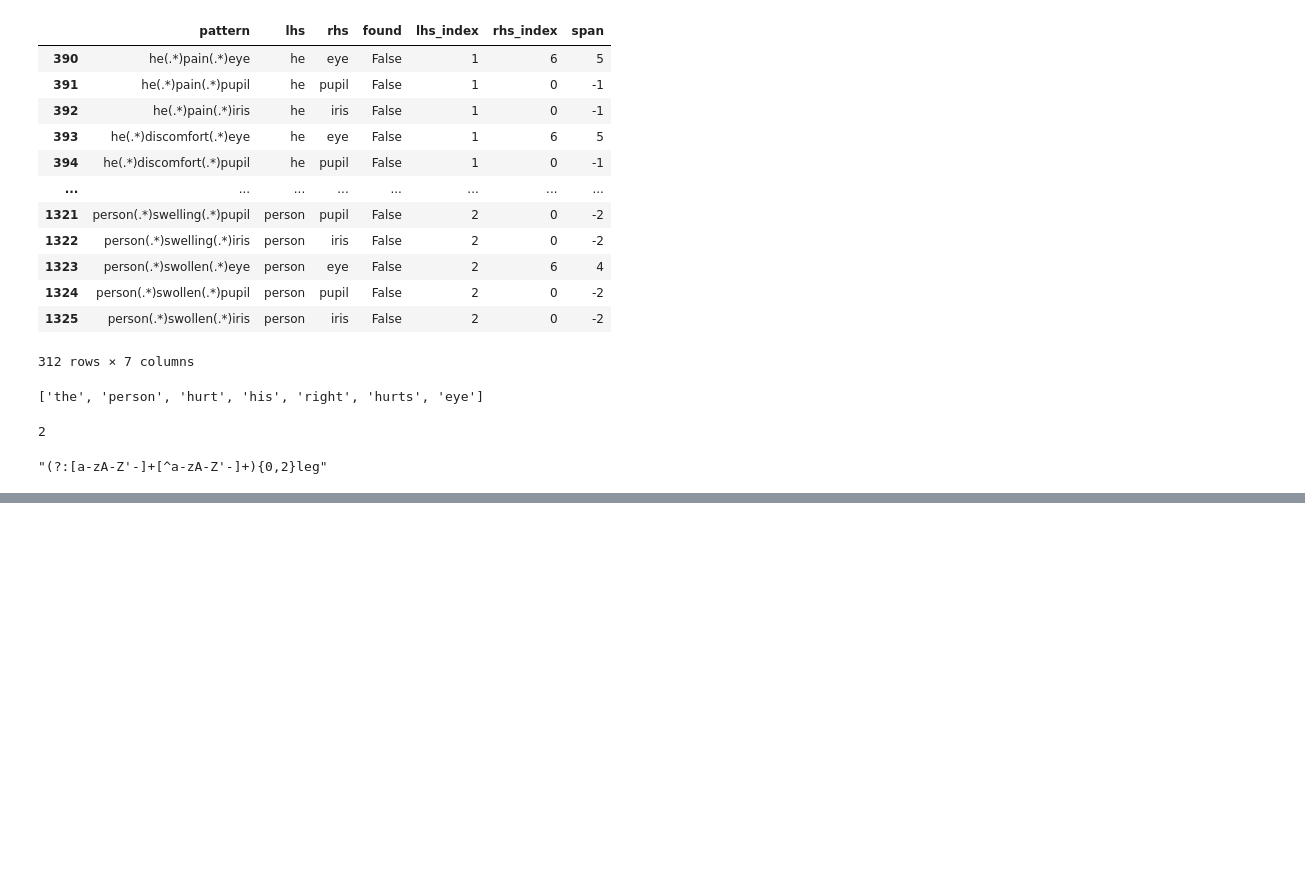
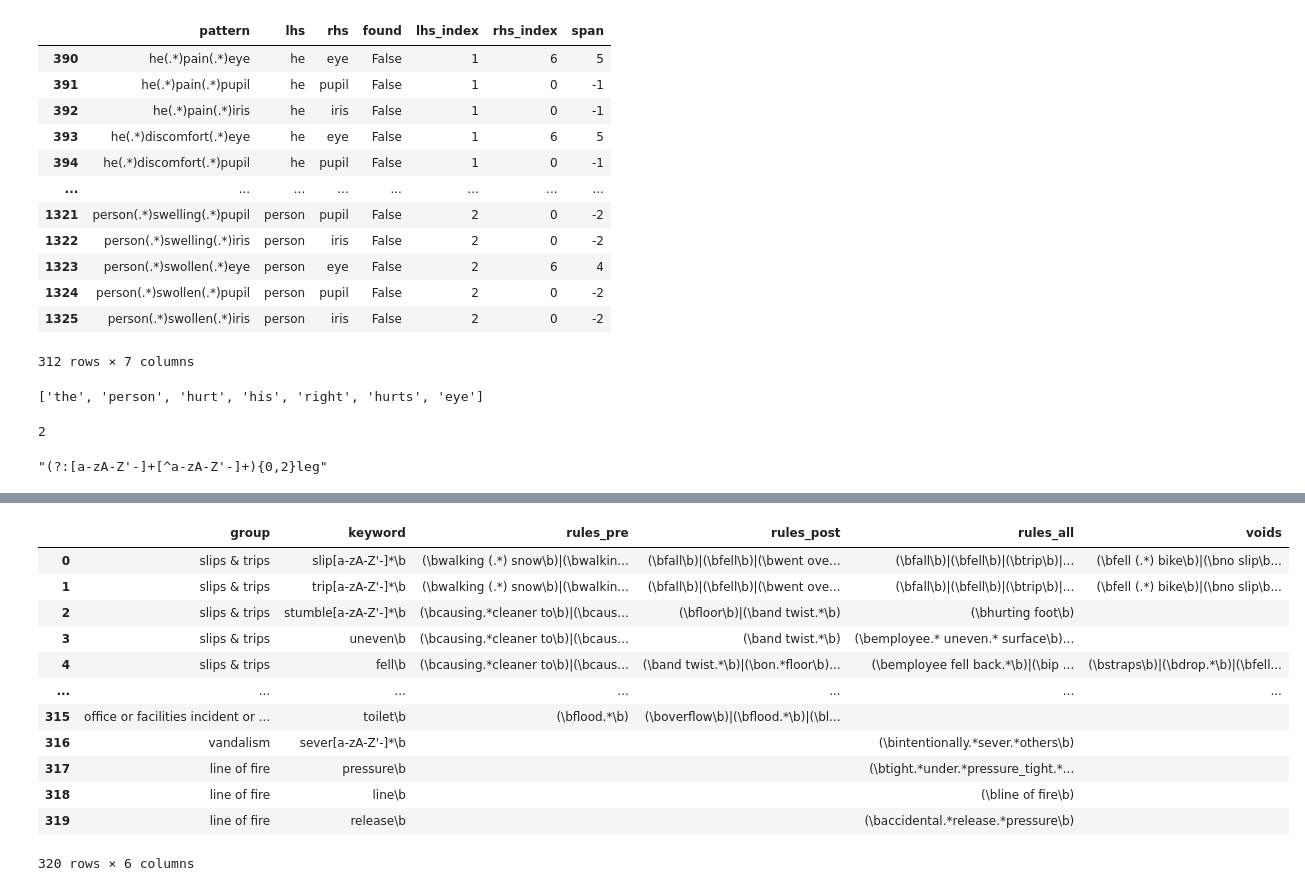
Before and after one commit to 3minuterecord/safety_report_topic_classification, a Jupyter notebook: rough_work.ipynb, the cells around one changed output, grey strips where cells are left out. Cells and saved outputs as stored; diff of their text form; code cells hidden in the pictures; blank space fills up the shorter version.

Commit message:
Add 1st pass code for kwic rule book method

```diff
--- a/rough_work.ipynb
+++ b/rough_work.ipynb
@@ -417,0 +418,10 @@ re.findall(post_context, doc)
+# %%
+rules = pd.read_csv('data/rule_book.csv')
+rules["keyword"] = [x.replace("*", "[a-zA-Z'-]*") + r"\b" for x in rules["keyword"]]
+rules["rules_pre"] = [rbfuncts.translate_to_regex(x) for x in rules["rules_pre"]]
+rules["rules_post"] = [rbfuncts.translate_to_regex(x) for x in rules["rules_post"]]
+rules["rules_all"] = [rbfuncts.translate_to_regex(x) for x in rules["rules_all"]]
+rules["voids"] = [rbfuncts.translate_to_regex(x) for x in rules["voids"]]
+categories = list(set(rules["group"]))
+cat_dict = {cat: i for i, cat in enumerate(categories)}
+category_indicators = [False] * len(categories)
@@ -417,0 +547,16 @@ re.findall(post_context, doc)
+# %%
+rules
+# %% [output]
+|  | group | keyword | rules_pre | rules_post | rules_all | voids |
+| 0 | slips & trips | slip[a-zA-Z'-]*\b | (\bwalking (.*) snow\b)|(\bwalkin... | (\bfall\b)|(\bfell\b)|(\bwent ove... | (\bfall\b)|(\bfell\b)|(\btrip\b)|... | (\bfell (.*) bike\b)|(\bno slip\b... |
+| 1 | slips & trips | trip[a-zA-Z'-]*\b | (\bwalking (.*) snow\b)|(\bwalkin... | (\bfall\b)|(\bfell\b)|(\bwent ove... | (\bfall\b)|(\bfell\b)|(\btrip\b)|... | (\bfell (.*) bike\b)|(\bno slip\b... |
+| 2 | slips & trips | stumble[a-zA-Z'-]*\b | (\bcausing.*cleaner to\b)|(\bcaus... | (\bfloor\b)|(\band twist.*\b) | (\bhurting foot\b) |  |
+| 3 | slips & trips | uneven\b | (\bcausing.*cleaner to\b)|(\bcaus... | (\band twist.*\b) | (\bemployee.* uneven.* surface\b)... |  |
+| 4 | slips & trips | fell\b | (\bcausing.*cleaner to\b)|(\bcaus... | (\band twist.*\b)|(\bon.*floor\b)... | (\bemployee fell back.*\b)|(\bip ... | (\bstraps\b)|(\bdrop.*\b)|(\bfell... |
+| ... | ... | ... | ... | ... | ... | ... |
+| 315 | office or facilities incident or ... | toilet\b | (\bflood.*\b) | (\boverflow\b)|(\bflood.*\b)|(\bl... |  |  |
+| 316 | vandalism | sever[a-zA-Z'-]*\b |  |  | (\bintentionally.*sever.*others\b) |  |
+| 317 | line of fire | pressure\b |  |  | (\btight.*under.*pressure_tight.*... |  |
+| 318 | line of fire | line\b |  |  | (\bline of fire\b) |  |
+| 319 | line of fire | release\b |  |  | (\baccidental.*release.*pressure\b) |  |
+320 rows × 6 columns
```
Also changed, not shown: parts of 16 cells of this notebook, 7 other files.
